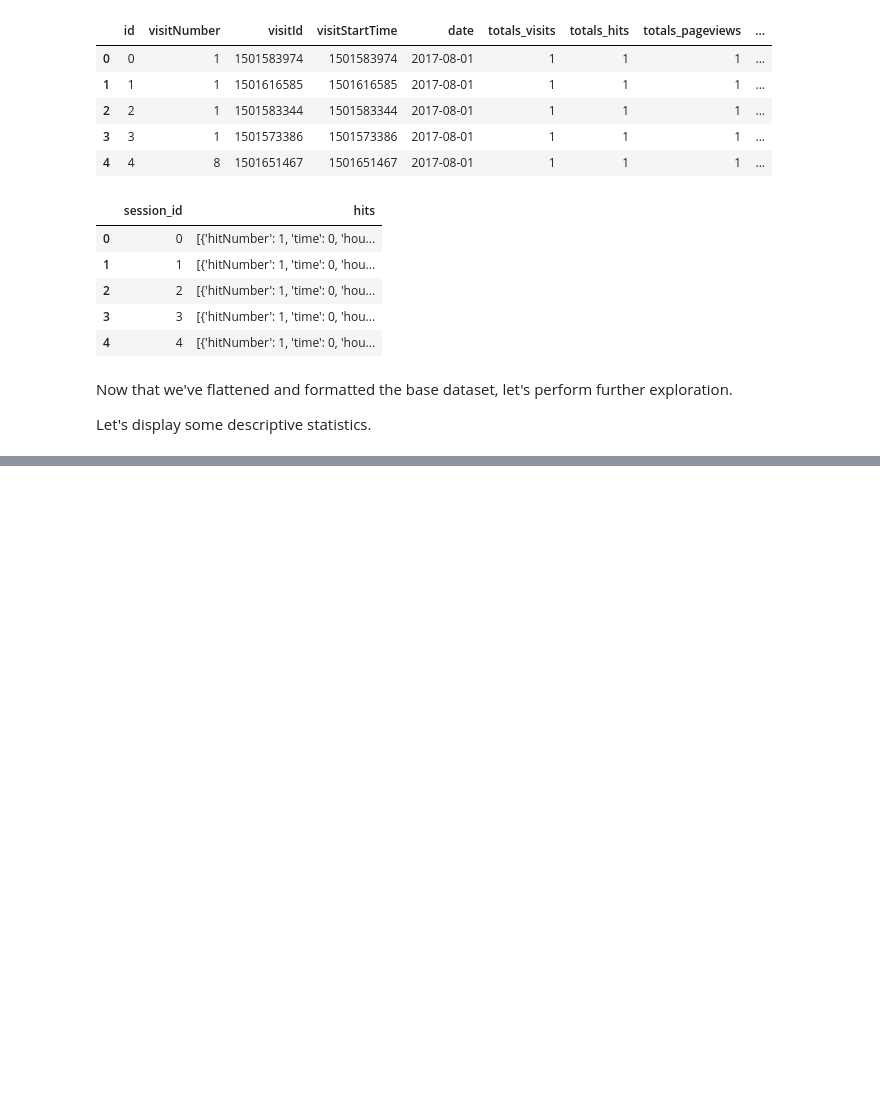
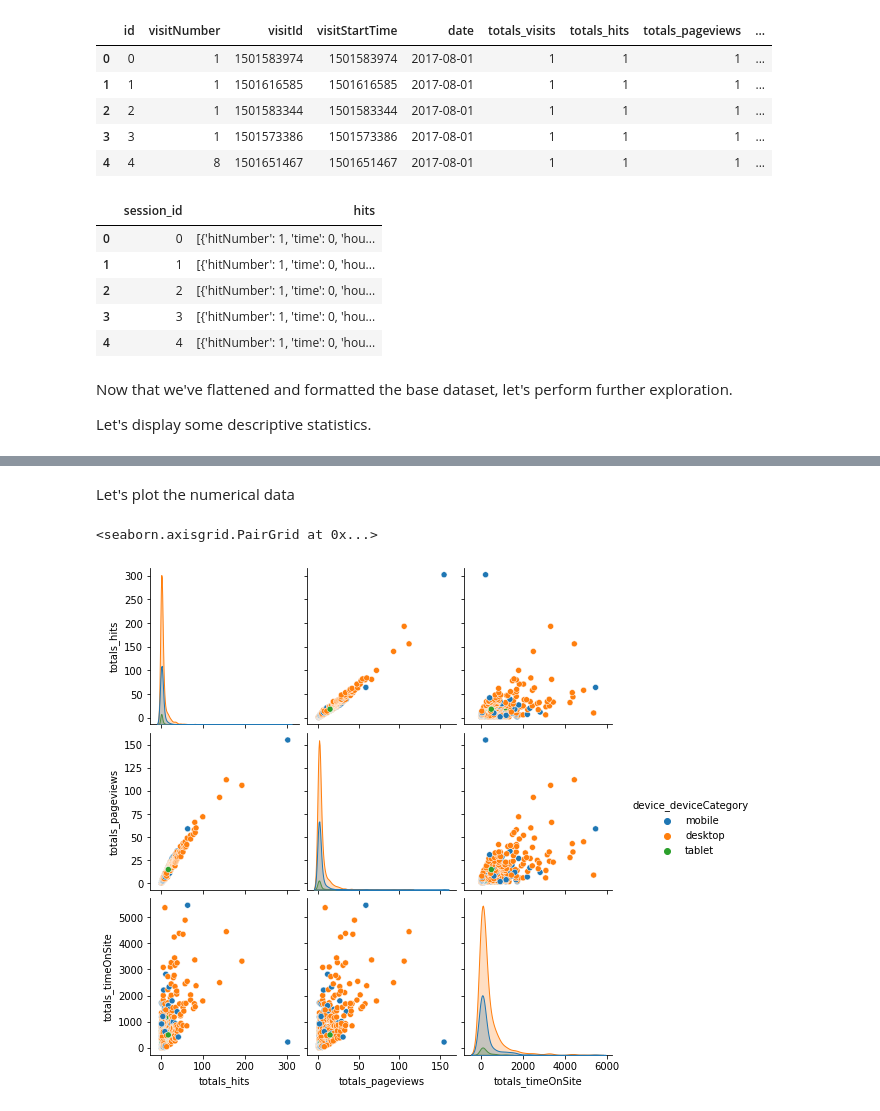
Before and after one commit to lamparelli/analytics_eda, a Jupyter notebook: eda.ipynb, the cells around one changed output, grey strips where cells are left out. Cells and saved outputs as stored; diff of their text form; code cells hidden in the pictures; blank space fills up the shorter version.

Commit message:
explored numeric data

```diff
--- a/eda.ipynb
+++ b/eda.ipynb
@@ -318,0 +329,10 @@ df.describe(include="all")
+# %%
+colsToDelete = [
+    "visitNumber", "visitId", "visitStartTime", "totals_visits", "totals_bounces", "totals_transactions",
+    "totals_transactionRevenue", "totals_newVisits", "totals_totalTransactionRevenue", "totals_sessionQualityDim",
+    "customDimensions_index", "customDimensions_value", "trafficSource_adwordsClickInfo_gclId",
+    "device_browserSize", "device_mobileDeviceBranding", "device_mobileInputSelector", "device_mobileDeviceMarketingName",
+    "device_flashVersion", "device_isMobile", "device_mobileDeviceInfo", "device_screenColors", "device_screenResolution", "geoNetwork_latitude", "geoNetwork_longitude",
+    "geoNetwork_networkLocation", "trafficSource_adwordsClickInfo_page"
+]
+df.drop(columns=colsToDelete, inplace=True)
@@ -318,0 +368,8 @@ df.describe(include="all")
+# %% [markdown]
+Let's plot the numerical data
+# %%
+import seaborn as sns
+sns.pairplot(df.drop(columns=["id", "fullVisitorId"]), hue="device_deviceCategory")
+# %% [output]
+<seaborn.axisgrid.PairGrid at 0x...>
+[figure, added]
```
Also changed, not shown: parts of 7 cells of this notebook.
